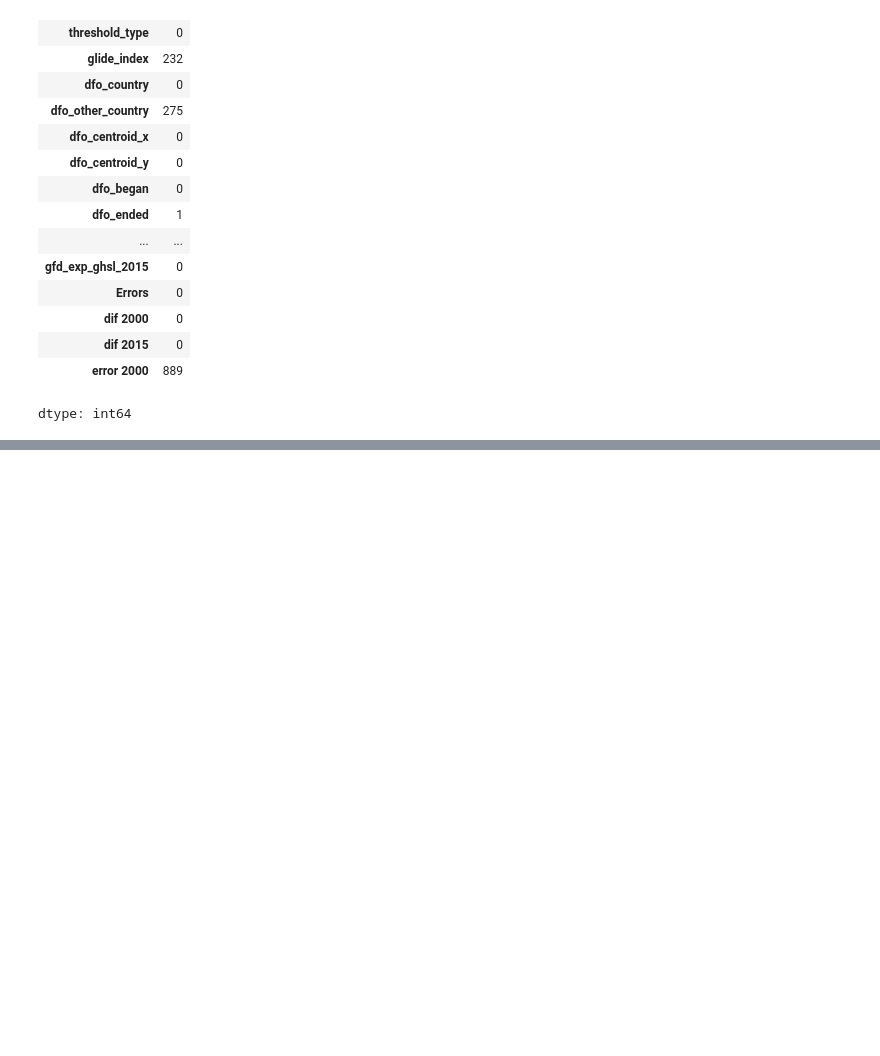
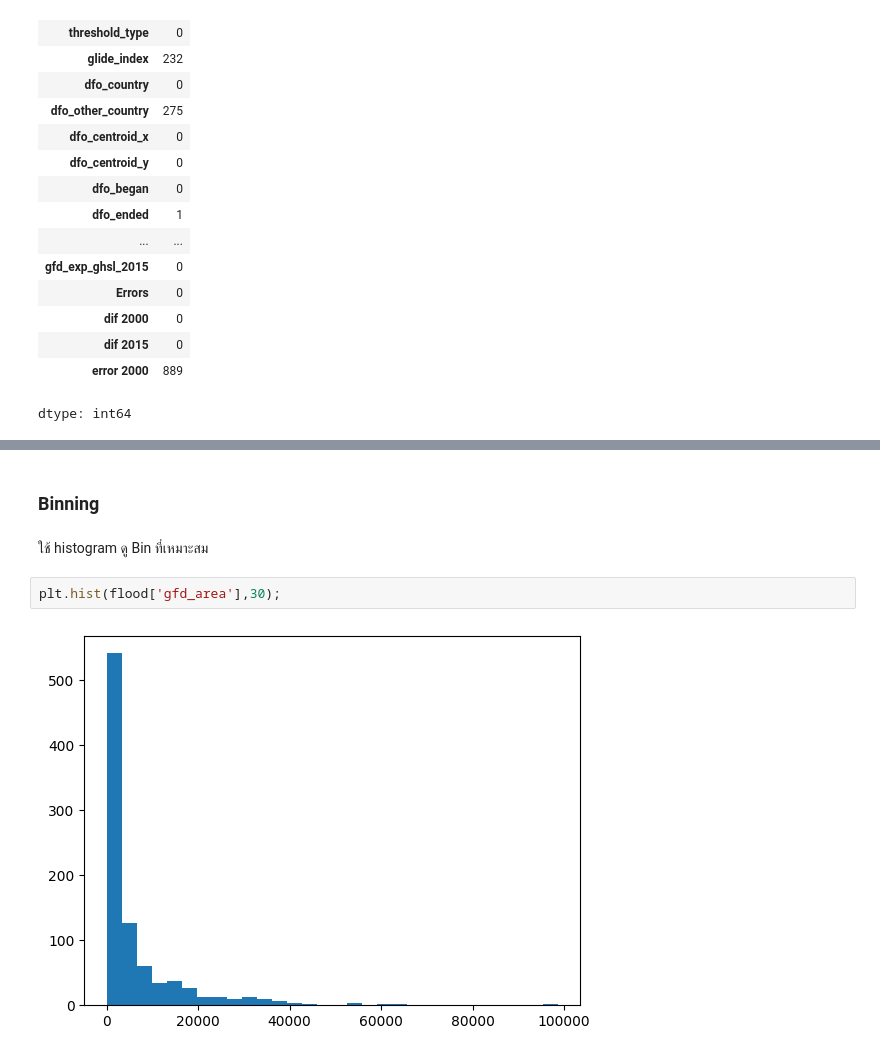
Before and after one commit to 2840bongkoch/BSC_DPDM2025, a Jupyter notebook: CH3_Data_preprocessing.ipynb, the cells around one changed output, grey strips where cells are left out. Saved outputs shown, nothing was run; the diff lists cells and outputs as text; blank space fills up the shorter version.

```diff
--- a/CH3_Data_preprocessing.ipynb
+++ b/CH3_Data_preprocessing.ipynb
@@ -260,0 +288,8 @@ dtype: int64
+# %% [markdown]
+### Binning
+# %% [markdown]
+ใช้ histogram ดู Bin ที่เหมาะสม
+# %%
+plt.hist(flood['gfd_area'],30);
+# %% [output]
+[figure, added]
```
Also changed, not shown: parts of 29 cells of this notebook.
